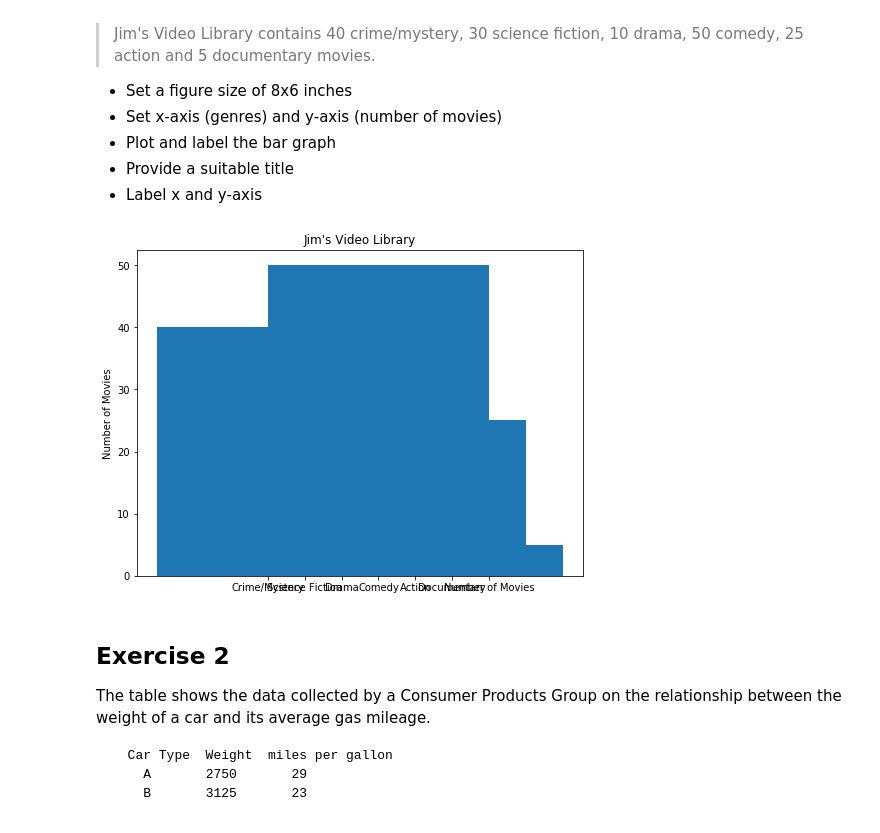
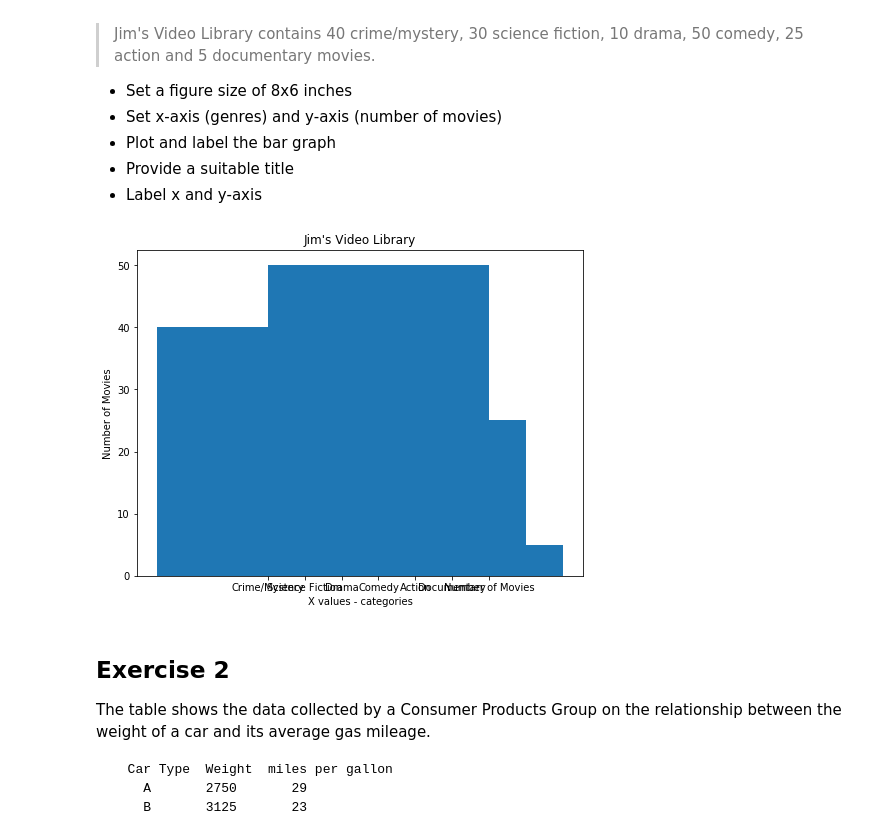
Before and after one commit to josephmaciunas/dsc-0-01-22-visualizing-data-lab-online-ds-sp-000, a Jupyter notebook: index.ipynb, the cells around one changed output. Drawn from its saved outputs; the diff is of its cells as text; code cells hidden in the pictures.

```diff
--- a/index.ipynb
+++ b/index.ipynb
@@ -23,29 +23,29 @@ Make a vertical bar graph using `plt.bar()` for the following set of data:
 # %%
 # import the required libraries
 import numpy as np
 import matplotlib.pyplot as plt
 
 y = [40, 30, 10, 50, 25, 5]
 x = ['Crime/Mystery', 'Science Fiction', 'Drama', 'Comedy', 'Action', 'Documentary']
 labels = ['Number of Movies']
 
 # Set a figure size
 plt.figure(figsize=(8,6))
 
 # Plot vertical bars of fixed width by passing x and y values to .bar() function
 plt.bar(x, y, labels)
 
-#plt.xlabel('X values - categories')
+plt.xlabel('X values - categories')
 plt.ylabel('Number of Movies')
 
 
 # Give a title to the bar graph
 plt.title("Jim's Video Library")
 
 # Output the final plot
 plt.show()
 # %% [output]
-[figure, old version]
+[figure, new version]
 # %% [markdown]
 ## Exercise 2
 
```
